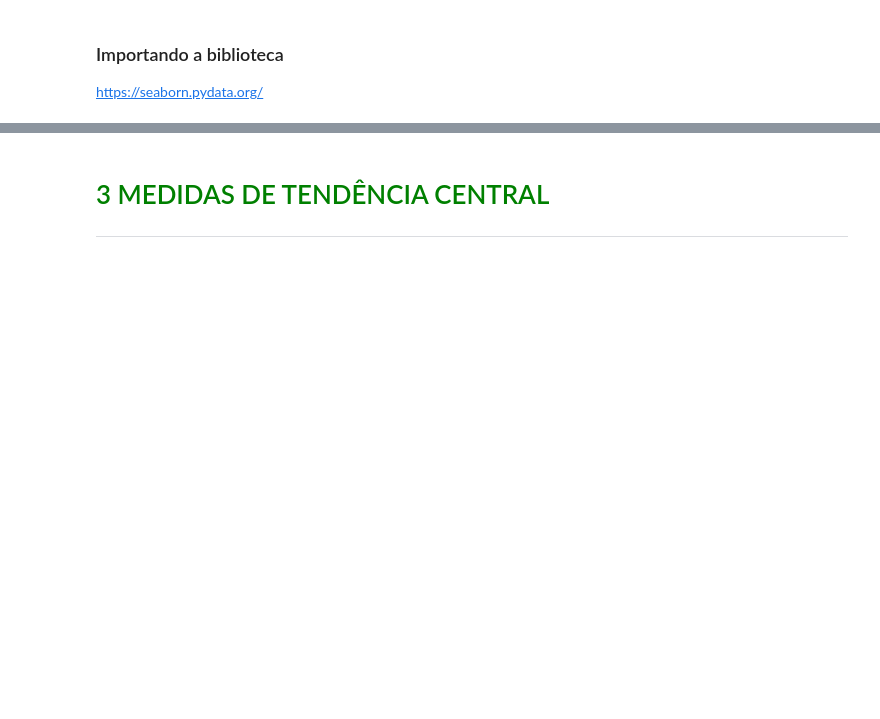
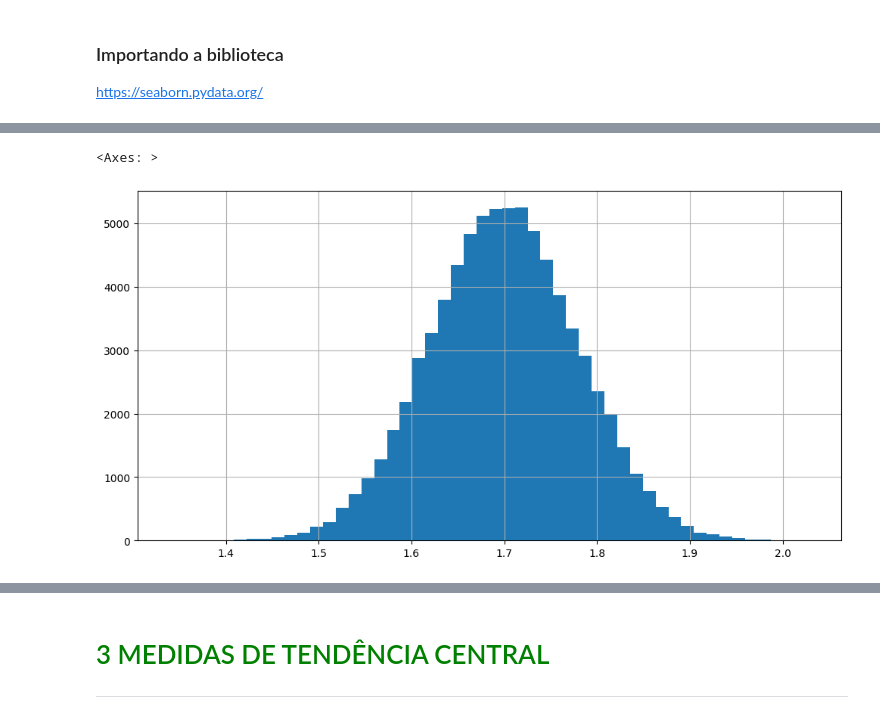
Before and after one commit to DeboraPascoarelli/Estatistica, a Jupyter notebook: Materiais/Curso_de_Estatística_Parte_1.ipynb, the cells around one changed output, grey strips where cells are left out. Saved outputs shown, nothing was run; the diff lists cells and outputs as text; code cells hidden in the pictures; blank space fills up the shorter version.

```diff
--- a/Materiais/Curso_de_Estatística_Parte_1.ipynb
+++ b/Materiais/Curso_de_Estatística_Parte_1.ipynb
@@ -361,0 +697,6 @@ https://seaborn.pydata.org/
+# %%
+# gráfico do pandas (os de cima são do seaborn)
+dados.Altura.hist(bins=50, figsize=(12,6))
+# %% [output]
+<Axes: >
+[figure, added]
```
Also changed, not shown: parts of 30 cells of this notebook.
